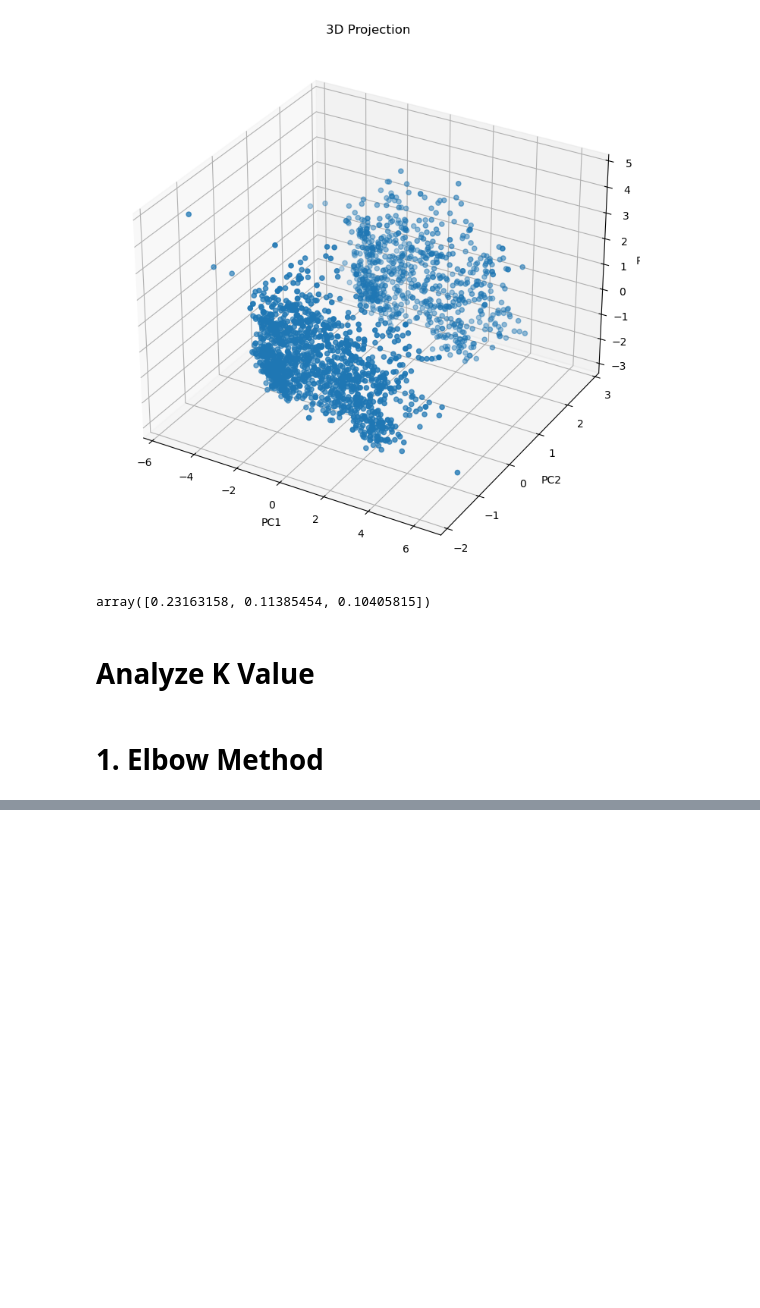
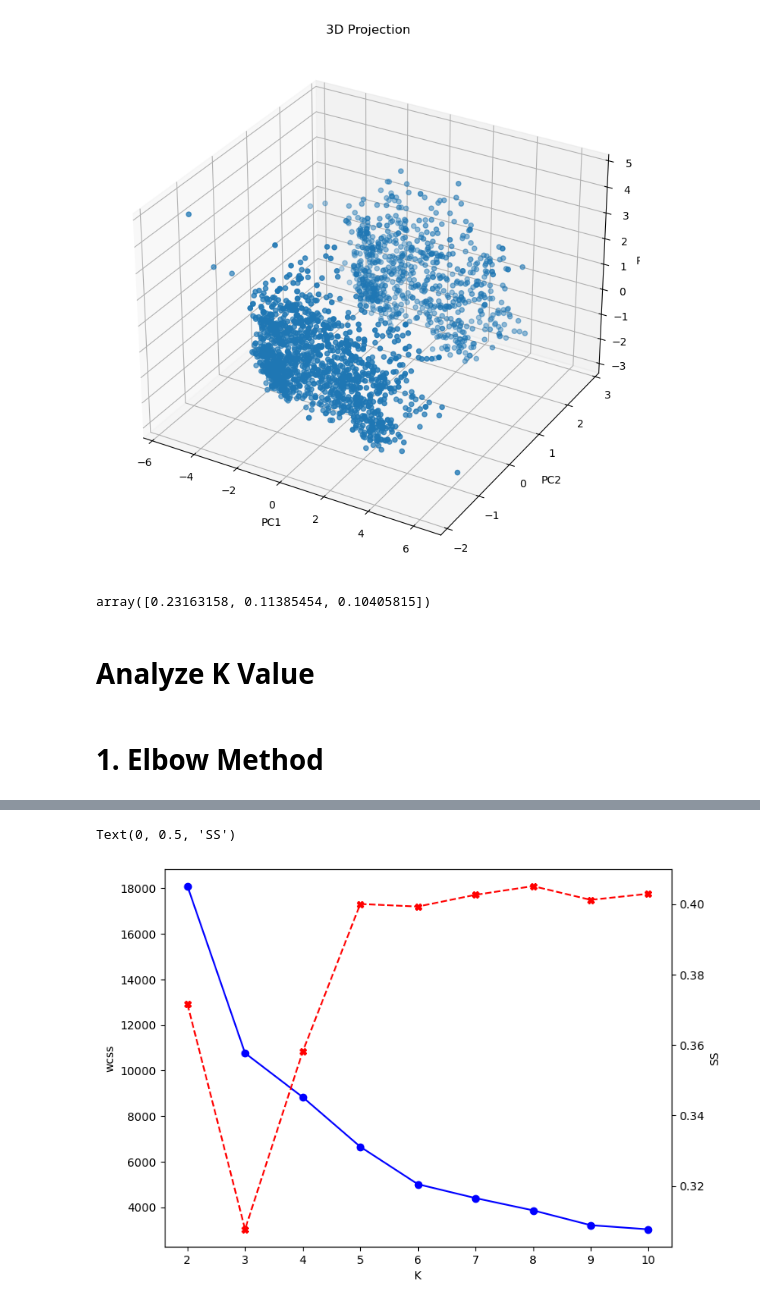
Before and after one commit to Sauravkumarv/E-commarce_customer_segmetation_system, a Jupyter notebook: e-commarce-customer-segmentation-system.ipynb, the cells around one changed output, grey strips where cells are left out. Drawn from its saved outputs; the diff is of its cells as text; code cells hidden in the pictures; blank space fills up the shorter version.

```diff
--- a/e-commarce-customer-segmentation-system.ipynb
+++ b/e-commarce-customer-segmentation-system.ipynb
@@ -187,0 +217,13 @@ optimal_k=
+# %%
+# Combine plot for both the value (silhoutte score VS elbow)
+k_range=range(2,11)
+fig,ax1=plt.subplots(figsize=(8,6))
+ax1.plot(k_range,wcss[:len(k_range)],marker="o",color="blue")
+plt.xlabel("K")
+plt.ylabel("wcss")
+ax2=ax1.twinx()
+ax2.plot(k_range,score[:len(k_range)],marker="X",color="red",linestyle="--")
+ax2.set_ylabel("SS")
+# %% [output]
+Text(0, 0.5, 'SS')
+[figure, added]
```
Also changed, not shown: parts of 5 cells of this notebook, 1 other file.
